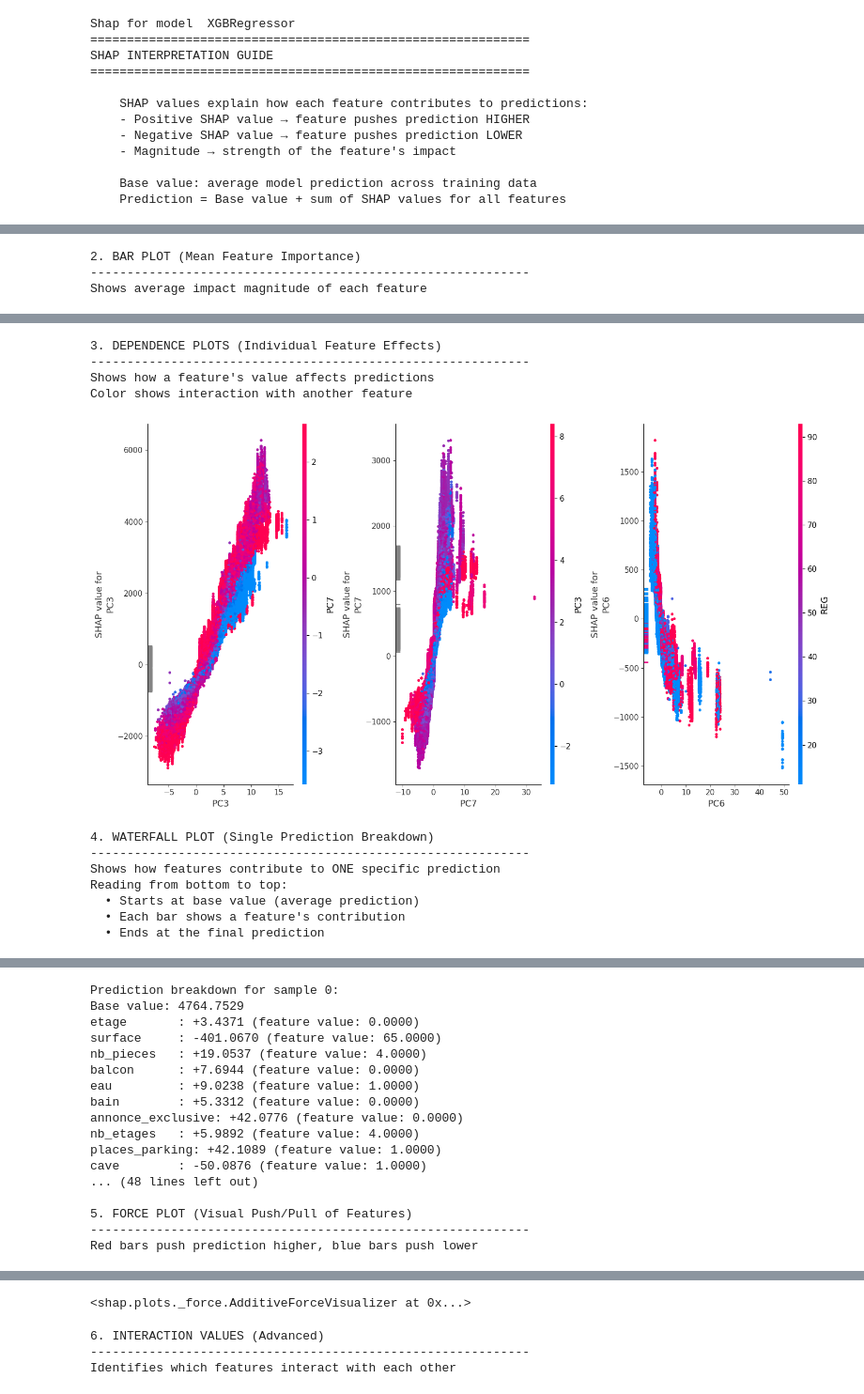
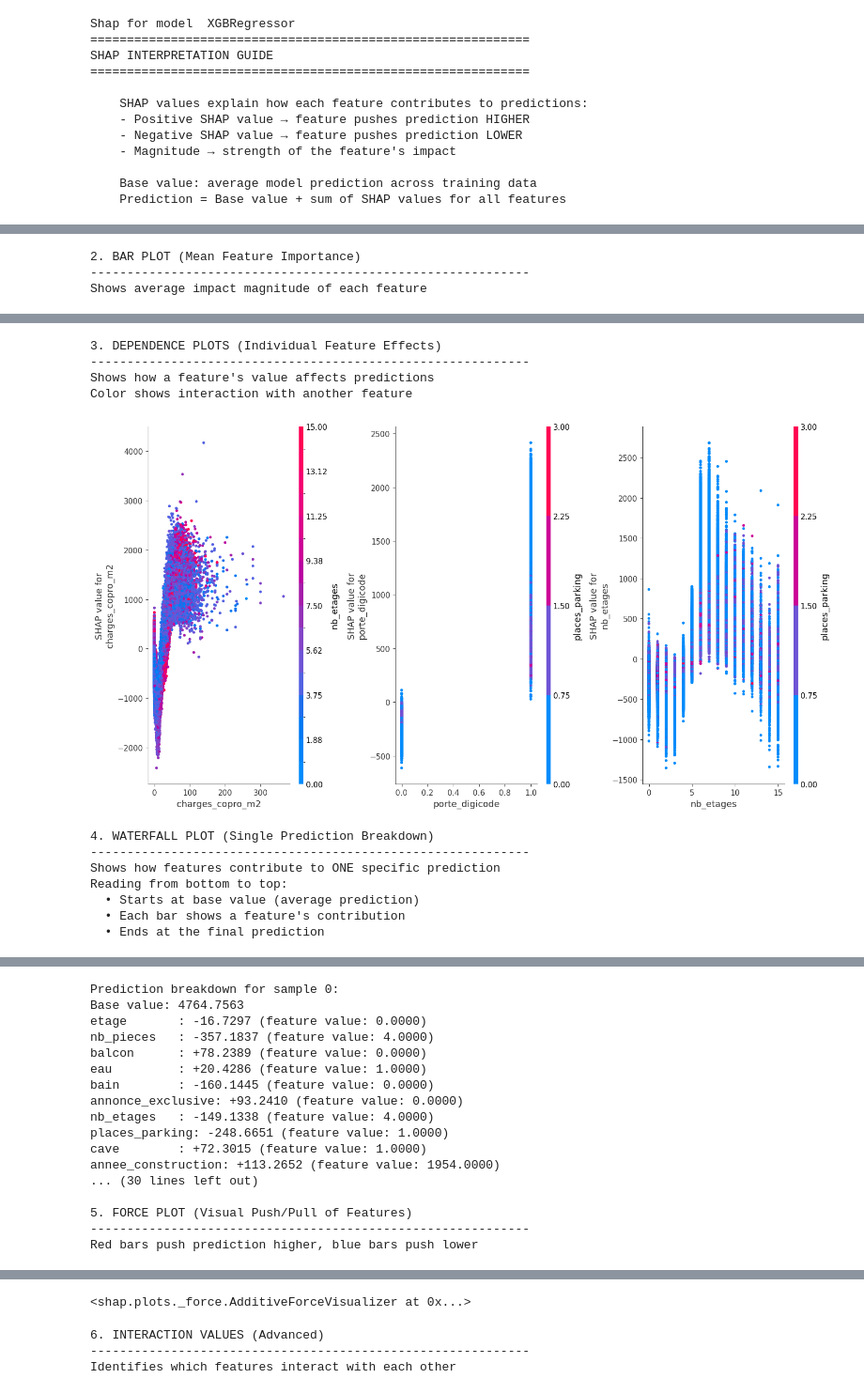
Before and after one commit to Clement2169/immocv, a Jupyter notebook: notebooks/ModellingAppartement-V2.ipynb, the cells around one changed output, grey strips where cells are left out. Shown at 94% size. Cells and saved outputs as stored; diff of their text form; code cells hidden in the pictures.

```diff
--- a/notebooks/ModellingAppartement-V2.ipynb
+++ b/notebooks/ModellingAppartement-V2.ipynb
@@ -194,7 +177,12 @@ None
 # %% [markdown]
 # Merge Data and ACP
 # %%
-df=df_processed.merge(df_iris,how='left',on='CODE_IRIS')
-df.info(show_counts=True)
-print(df.shape)
-display(df)
+if AddACP :
+    df=df_processed.merge(df_iris,how='left',on='CODE_IRIS')
+    df.info(show_counts=True)
+    df = df.fillna(0)
+    print("df merged isna() ", df.isna().sum().sum())
+    print(df.shape)
+    display(df)
+else :
+    df=df_processed
@@ -389,7 +380,2 @@ if XGBRegressorON :
 # %% [markdown]
 #  # improve hyper parameters
-# %%
-from sklearn.preprocessing import MinMaxScaler
-
-# X1,y1 = apply_preprocessing(df)
-X_train, X_test, y_train,y_test = create_train_test_data_subset(X,y,0.50)
@@ -515,11 +499,11 @@ param_grid2 = {
 
 param_grids = [{'max_depth': [3, 5, 7]},
             #    {'learning_rate': [0.01, 0.05, 0.1],},
-               {'min_child_weight': [1, 3, 5]},
-            #    {'n_estimators': [100, 200, 300]},
-            #    {'subsample': [0.6, 0.8, 1.0]},
-            #    {'colsample_bytree': [0.6, 0.8, 1.0]},
-            #    {'gamma': [0, 0.1, 0.3]}
+            #    {'min_child_weight': [1, 3, 5]},
+               {'n_estimators': [100, 200, 300]},
+               {'subsample': [0.6, 0.8, 1.0]},
+               {'colsample_bytree': [0.6, 0.8, 1.0]},
+               {'gamma': [0, 0.1, 0.3]}
             ]
 
 # Initialize XGBRegressor
@@ -814,9 +797,18 @@ SHAP INTERPRETATION GUIDE
     Base value: average model prediction across training data
     Prediction = Base value + sum of SHAP values for all features
 # %%
-feature1 = "PC3"
-feature2 = "PC7"
-feature3 = "PC6"
+if AddACP :
+    feature1 = "PC3"
+    feature2 = "PC7"
+    feature3 = "PC6"
+
+    feature1 = ACPS[feature1]
+    feature2 = ACPS[feature2]
+    feature3 = ACPS[feature3]
+else :
+    feature1 = "charges_copro_m2"
+    feature2 = "porte_digicode"
+    feature3 = "nb_etages"
 
 shap_summary_plot(shap_values)
 
@@ -844,8 +836,8 @@ Shows average impact magnitude of each feature
 3. DEPENDENCE PLOTS (Individual Feature Effects)
 ------------------------------------------------------------
 Shows how a feature's value affects predictions
 Color shows interaction with another feature
-[figure, old version]
+[figure, new version]
 4. WATERFALL PLOT (Single Prediction Breakdown)
 ------------------------------------------------------------
 Shows how features contribute to ONE specific prediction
@@ -857,16 +849,16 @@ Reading from bottom to top:
 Prediction breakdown for sample 0:
-Base value: 4764.7529
-etage       : +3.4371 (feature value: 0.0000)
-surface     : -401.0670 (feature value: 65.0000)
-nb_pieces   : +19.0537 (feature value: 4.0000)
-balcon      : +7.6944 (feature value: 0.0000)
-eau         : +9.0238 (feature value: 1.0000)
-bain        : +5.3312 (feature value: 0.0000)
-annonce_exclusive: +42.0776 (feature value: 0.0000)
-nb_etages   : +5.9892 (feature value: 4.0000)
-places_parking: +42.1089 (feature value: 1.0000)
-cave        : -50.0876 (feature value: 1.0000)
-... (48 lines left out)
+Base value: 4764.7563
+etage       : -16.7297 (feature value: 0.0000)
+nb_pieces   : -357.1837 (feature value: 4.0000)
+balcon      : +78.2389 (feature value: 0.0000)
+eau         : +20.4286 (feature value: 1.0000)
+bain        : -160.1445 (feature value: 0.0000)
+annonce_exclusive: +93.2410 (feature value: 0.0000)
+nb_etages   : -149.1338 (feature value: 4.0000)
+places_parking: -248.6651 (feature value: 1.0000)
+cave        : +72.3015 (feature value: 1.0000)
+annee_construction: +113.2652 (feature value: 1954.0000)
+... (30 lines left out)
 
 5. FORCE PLOT (Visual Push/Pull of Features)
 ------------------------------------------------------------
```
Also changed, not shown: parts of 20 cells of this notebook.
